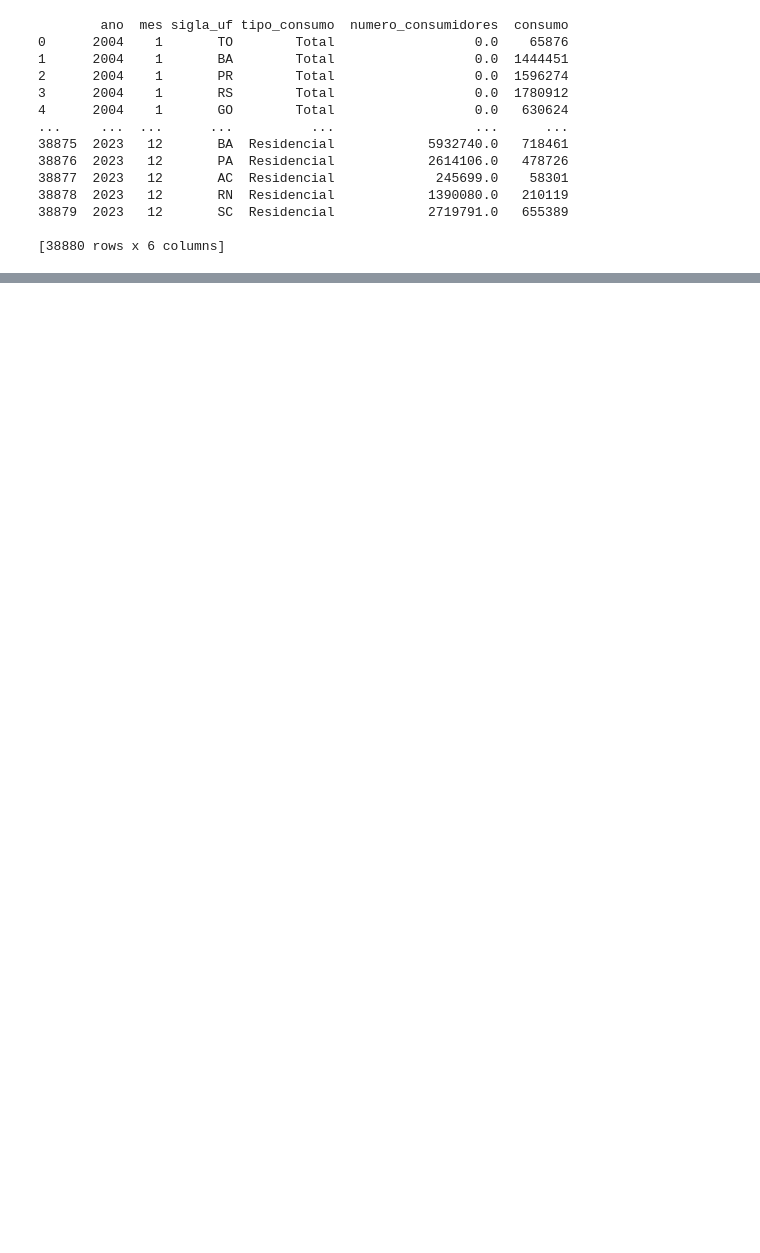
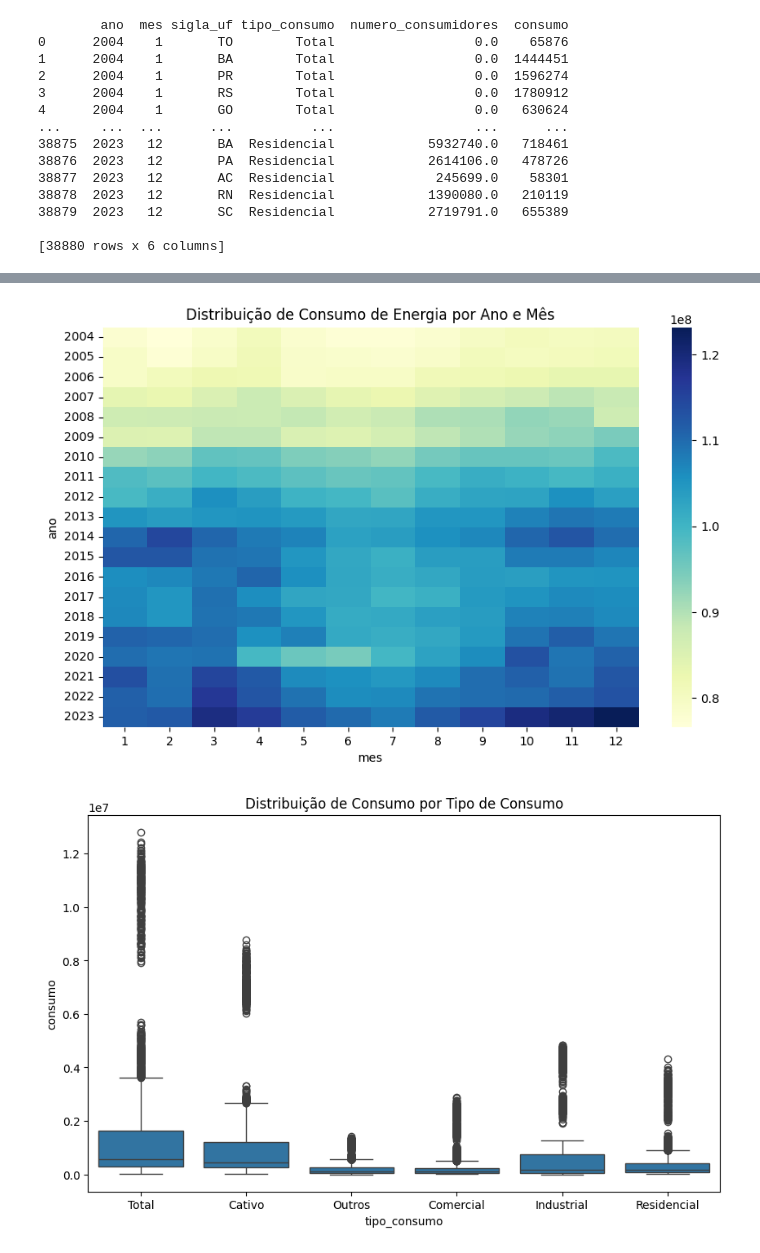
Before and after one commit to VCleitoso/N3_analise_pred, a Jupyter notebook: N3.ipynb, the cells around one changed output, grey strips where cells are left out. Cells and saved outputs as stored; diff of their text form; code cells hidden in the pictures; blank space fills up the shorter version.

```diff
--- a/N3.ipynb
+++ b/N3.ipynb
@@ -58,0 +77,16 @@ print(df)
+# %%
+import seaborn as sns
+import matplotlib.pyplot as plt
+
+plt.figure(figsize=(10, 6))
+sns.heatmap(df.pivot_table(values='consumo', index='ano', columns='mes', aggfunc='sum'), cmap='YlGnBu')
+plt.title('Distribuição de Consumo de Energia por Ano e Mês')
+plt.show()
+
+plt.figure(figsize=(10, 6))
+sns.boxplot(x='tipo_consumo', y='consumo', data=df)
+plt.title('Distribuição de Consumo por Tipo de Consumo')
+plt.show()
+# %% [output]
+[figure, added]
+[figure, added]
```
Also changed, not shown: parts of 10 cells of this notebook.
